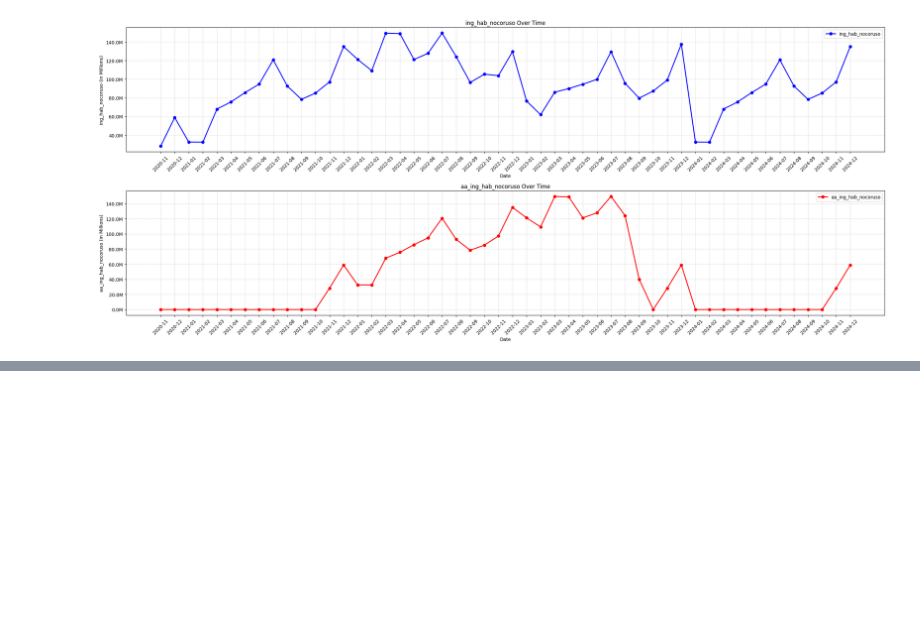
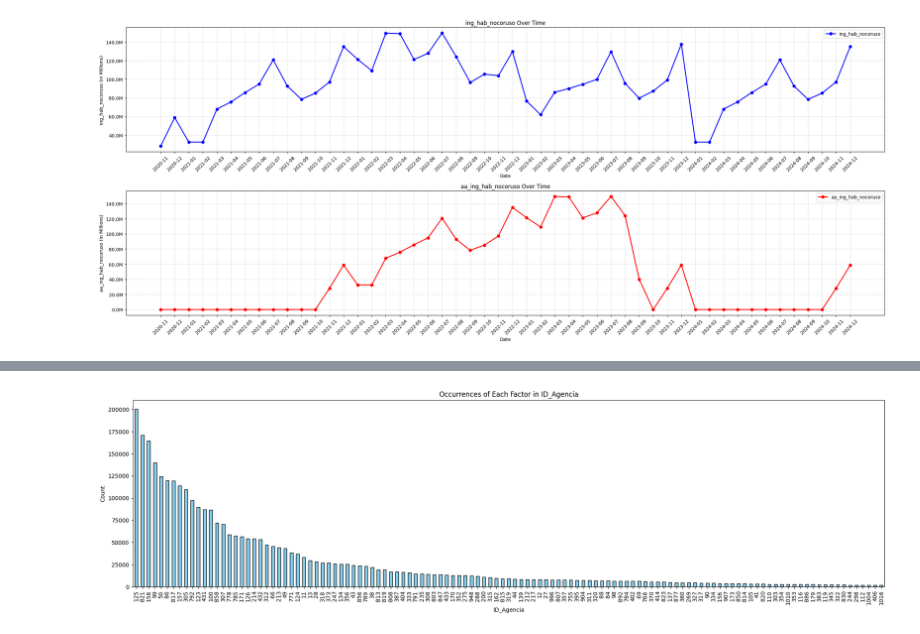
Before and after one commit to YuyoAndrade/time-series-analysis, a Jupyter notebook: eda.ipynb, the cells around one changed output, grey strips where cells are left out. Cells and saved outputs as stored; diff of their text form; code cells hidden in the pictures; blank space fills up the shorter version.

```diff
--- a/eda.ipynb
+++ b/eda.ipynb
@@ -146,0 +170,4 @@ graph(df_num.index, df_num["ing_hab_nocoruso"], "ing_hab_nocoruso", df_num["aa_i
+# %%
+histogram(df["ID_Agencia"], "ID_Agencia", 2000)
+# %% [output]
+[figure, added]
```
Also changed, not shown: parts of 13 cells of this notebook.
